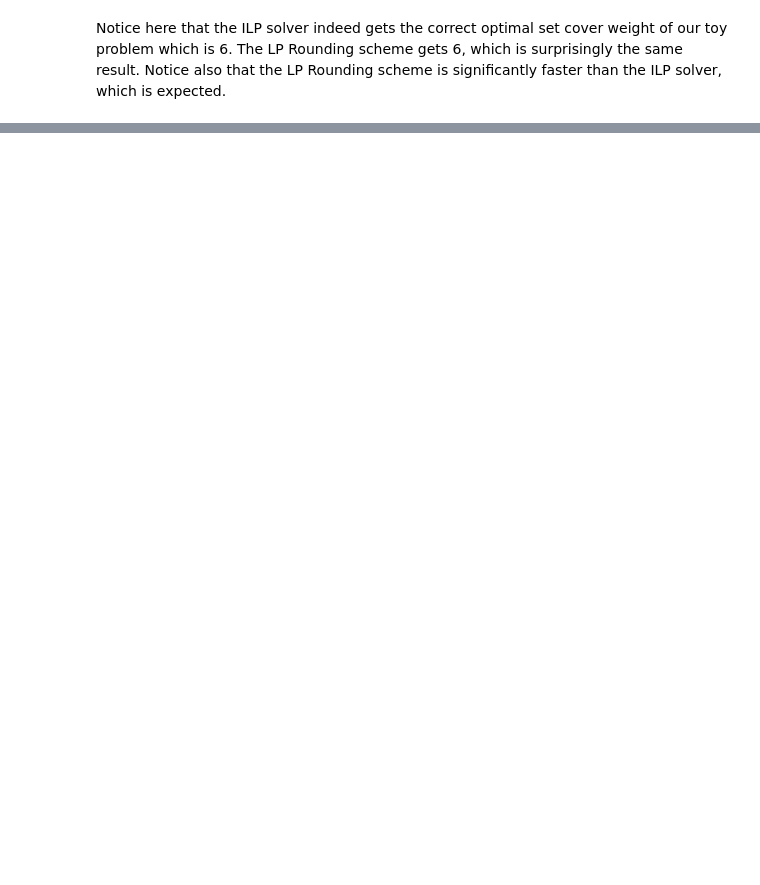
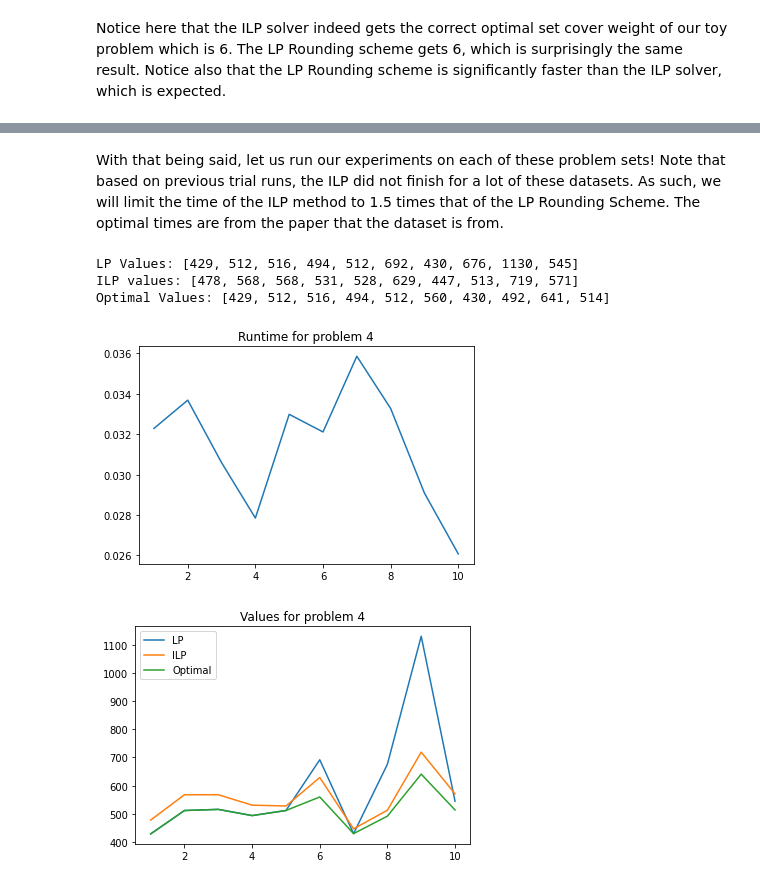
Before and after one commit to subinbean/Randomized-LP-Rounding-ILP, a Jupyter notebook: set_cover/set_cover.ipynb, the cells around one changed output, grey strips where cells are left out. Drawn from its saved outputs; the diff is of its cells as text; code cells hidden in the pictures; blank space fills up the shorter version.

Commit message:
experimentation complete

```diff
--- a/set_cover/set_cover.ipynb
+++ b/set_cover/set_cover.ipynb
@@ -8,7 +8,7 @@ Notice that all the implementation details are abstracted away in set_cover.py.
 We first test out our example with a toy example constructed with 4 elements and 10 sets. We first load the data and print the data as well to verify that it is loaded correctly. Then, we run our LP_Rounding scheme as well as our ILP
 # %%
 from set_cover import SetCover
-solver = SetCover('test1.txt', printData=True)
+solver = SetCover('datasets/test.txt', printData=True)
 # %% [output]
 m is 4
 n is 10
@@ -27,6 +25,2 @@ the optimal set cover weight is 6
 # %% [markdown]
 Notice here that the ILP solver indeed gets the correct optimal set cover weight of our toy problem which is 6. The LP Rounding scheme gets 6, which is surprisingly the same result. Notice also that the LP Rounding scheme is significantly faster than the ILP solver, which is expected.
-# %%
-solver = SetCover('scp41.txt', False)
-solver.solveLP_Rounding()
-solver.solveILP()
@@ -34,0 +31,38 @@ NameError: name 'false' is not defined
+# %% [markdown]
+With that being said, let us run our experiments on each of these problem sets! Note that based on previous trial runs, the ILP did not finish for a lot of these datasets. As such, we will limit the time of the ILP method to 1.5 times that of the LP Rounding Scheme. The optimal times are from the paper that the dataset is from.
+# %%
+from matplotlib import pyplot as plt
+def runExperiment(numberOfDatasets, performanceOptimal, problemNumber):
+    runtimes = []
+    indices = list(range(1, numberOfDatasets + 1))
+    performanceLP = []
+    performanceILP = []
+    for i in indices:
+        solver = SetCover(f'datasets/problem_{problemNumber}/scp{problemNumber}{i}.txt')
+        (time, lp) = solver.solveLP_Rounding()
+        (_, ilp) = solver.solveILP(timeLimit = time)
+        performanceLP.append(lp)
+        performanceILP.append(ilp)
+        runtimes.append(time)
+    performances = [(performanceLP[j], performanceILP[j], performanceOptimal[j]) for j in range(numberOfDatasets)]
+    f = plt.figure(1)
+    plt.title(f'Runtime for problem {problemNumber}')
+    plt.plot(indices, runtimes)
+    f.show()
+    g = plt.figure(2)
+    plt.plot(indices, performances)
+    plt.title(f'Values for problem {problemNumber}')
+    plt.legend(['LP', 'ILP', 'Optimal'], loc ='upper left')
+    g.show()
+    print(f'LP Values: {performanceLP}')
+    print(f'ILP values: {performanceILP}')
+    print(f'Optimal Values: {performanceOptimal}')
+
+performanceOptimal = [429, 512, 516, 494, 512, 560, 430, 492, 641, 514]
+runExperiment(10, performanceOptimal, 4)
+# %% [output]
+LP Values: [429, 512, 516, 494, 512, 692, 430, 676, 1130, 545]
+ILP values: [478, 568, 568, 531, 528, 629, 447, 513, 719, 571]
+Optimal Values: [429, 512, 516, 494, 512, 560, 430, 492, 641, 514]
+[figure, added]
+[figure, added]
```
Also changed, not shown: parts of 4 cells of this notebook, 1 other file.
